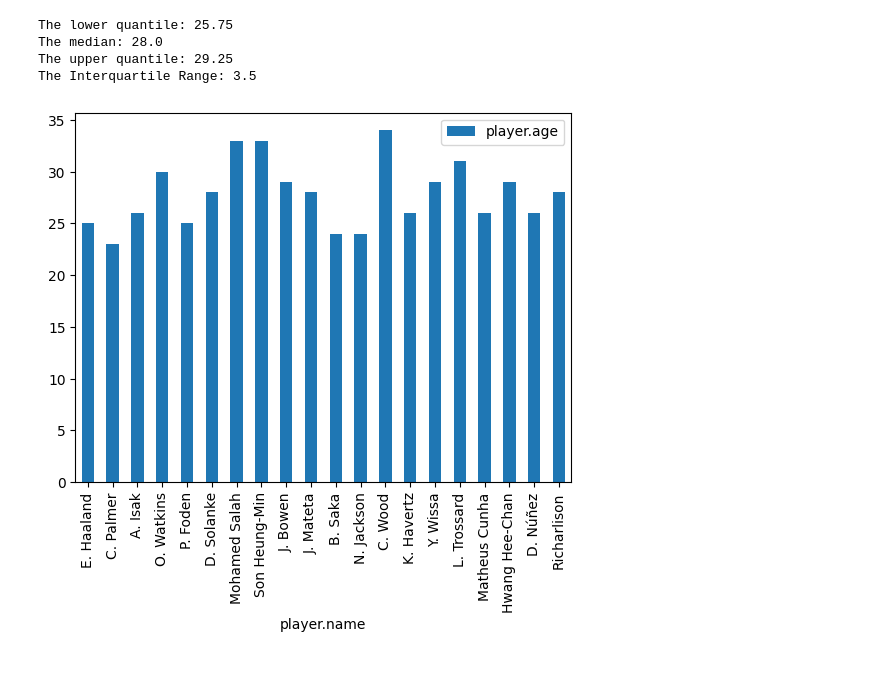
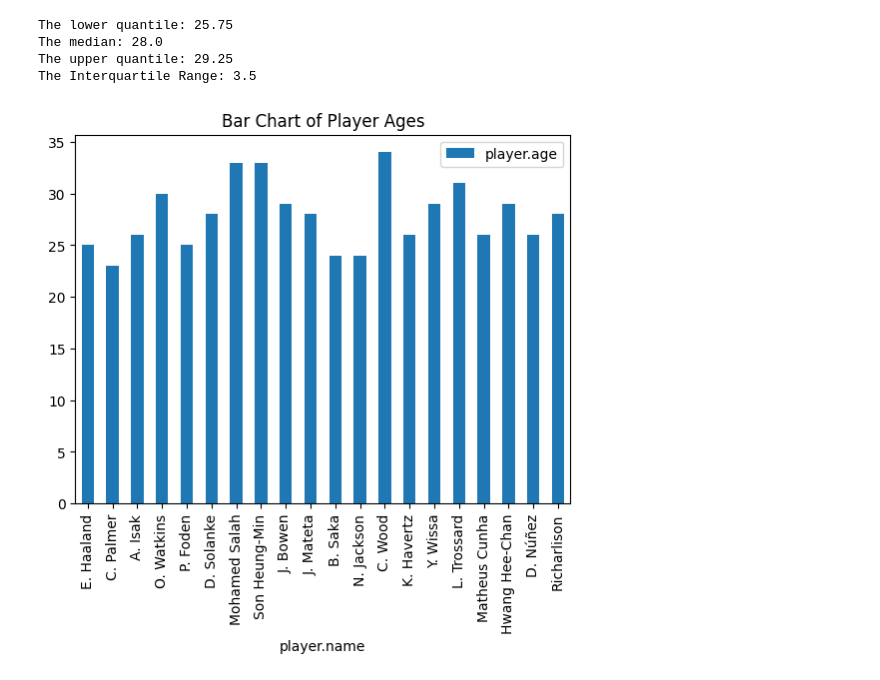
Before and after one commit to RagurivonRaguri/Scientific_Computing, a Jupyter notebook: api/api_assignment.ipynb, the cells around one changed output. Drawn from its saved outputs; the diff is of its cells as text; code cells hidden in the pictures.

```diff
--- a/api/api_assignment.ipynb
+++ b/api/api_assignment.ipynb
@@ -116,7 +116,7 @@ The median: 28.0
 The upper quantile: 29.25
 The Interquartile Range: 3.5
 # %%
-player_data.plot(kind="bar", x="player.name", y="player.age")
+player_data.plot(kind="bar", x="player.name", y="player.age", title="Bar Chart of Player Ages")
 plt.show()
 # %% [output]
-[figure, old version]
+[figure, new version]
```
Also changed, not shown: parts of 1 cell of this notebook, 4 other files.
